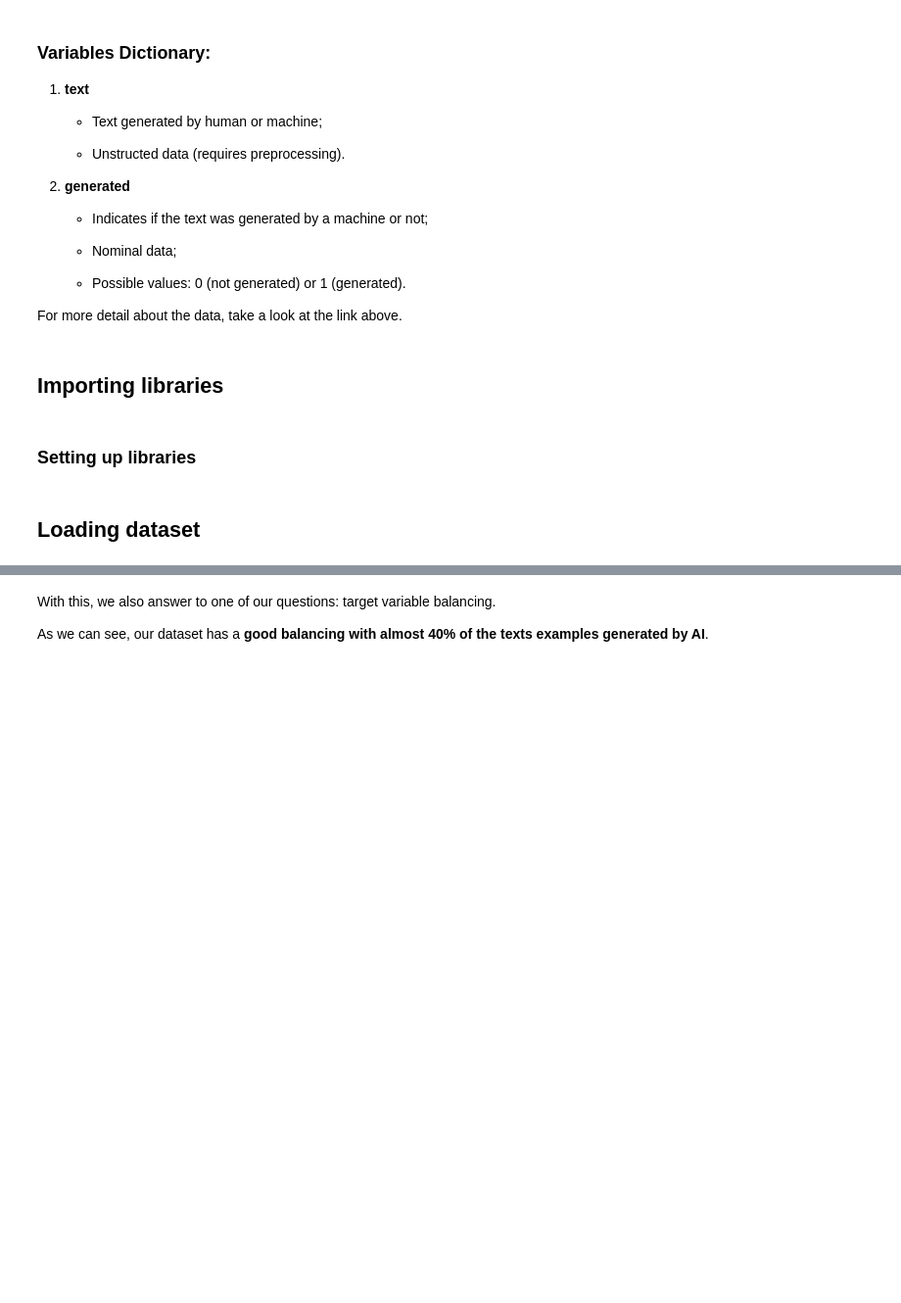
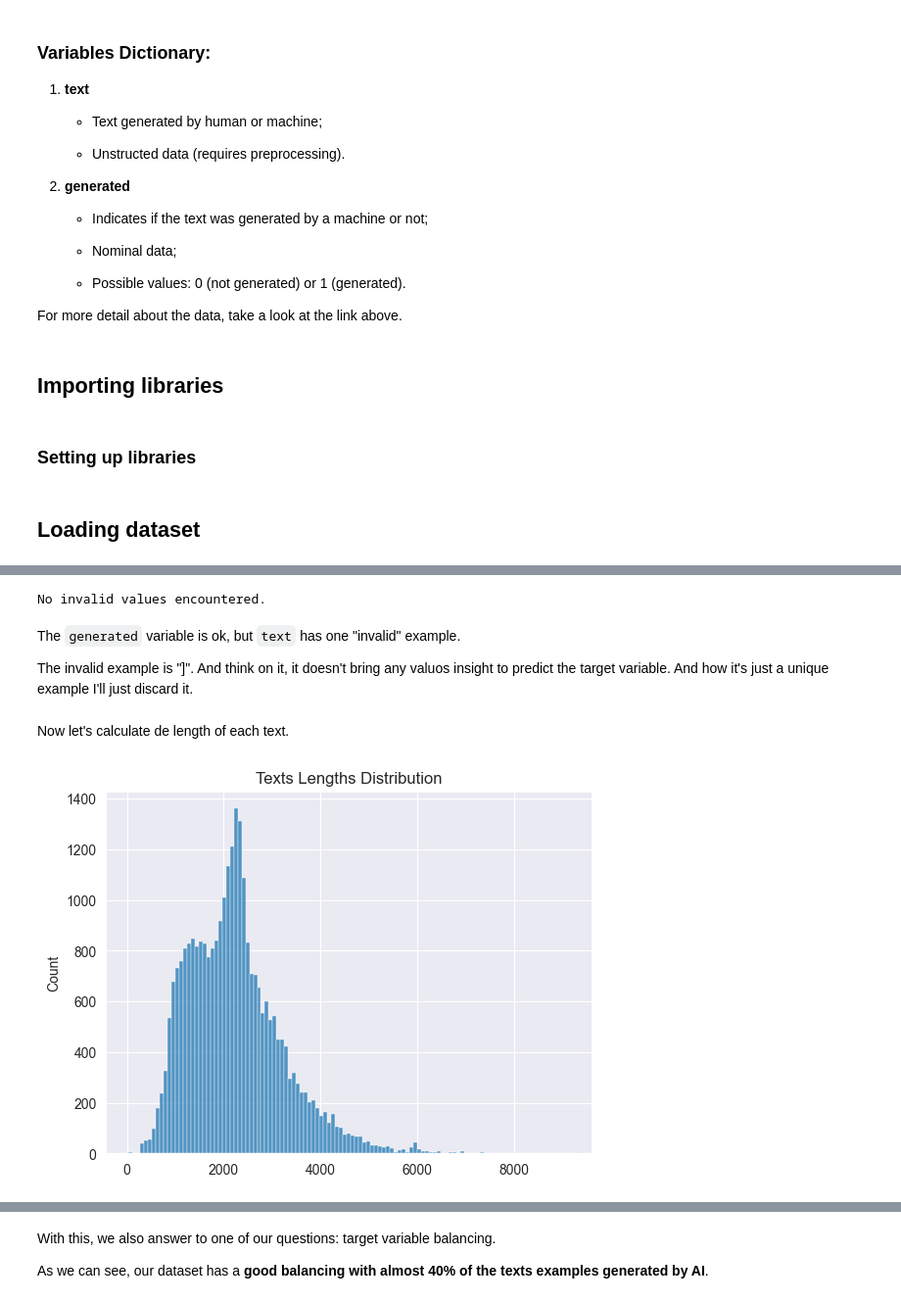
Before and after one commit to joaomr7/ai_text_detector, a Jupyter notebook: notebooks/2. Exploratory Data Analysis.ipynb, the cells around one changed output, grey strips where cells are left out. Shown at 98% size. Saved outputs shown, nothing was run; the diff lists cells and outputs as text; code cells hidden in the pictures; blank space fills up the shorter version.

Commit message:
Fix Exploratory Data Analysis

```diff
--- a/notebooks/2. Exploratory Data Analysis.ipynb
+++ b/notebooks/2. Exploratory Data Analysis.ipynb
@@ -80,0 +130,31 @@ df = pd.read_csv(DATASET_PATH)
+# %%
+# check invalid values for ´generated´
+if (~df.generated.isin([0, 1])).sum() > 0:
+    print('Invalid values encountered!')
+    display(df[~df.generated.isin([0, 1])])
+else:
+    print('No invalid values encountered.')
+# %% [output]
+No invalid values encountered.
+# %% [markdown]
+The `generated` variable is ok, but `text` has one "invalid" example.
+
+The invalid example is "]". And think on it, it doesn't bring any valuos insight to predict the target variable. And how it's just a unique example I'll just discard it.
+# %%
+# drop the invalid index 2743 and create clean_df
+df_clean = df.drop(2743)
+# %% [markdown]
+Now let's calculate de length of each text.
+# %%
+# count text lengths
+texts_lengths = []
+for text in df_clean.text:
+    texts_lengths.append(len(text))
+
+# transform to a numpy array for better manipulation
+texts_lengths = np.array(texts_lengths)
+# %%
+# show text lenghts distribution
+sns.histplot(data=texts_lengths).set(title='Texts Lengths Distribution');
+# %% [output]
+[figure, added]
```
Also changed, not shown: parts of 58 cells of this notebook, 9 other files.
